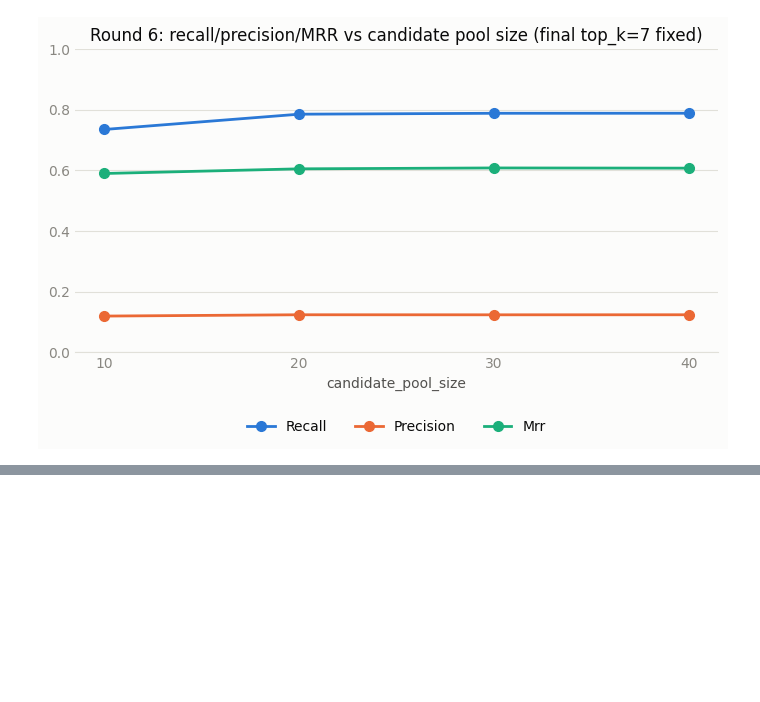
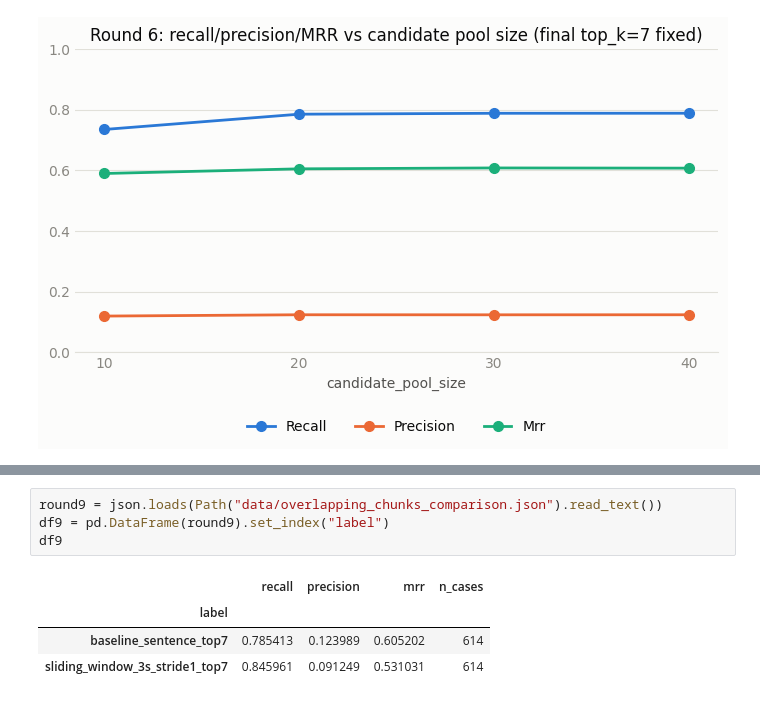
Before and after one commit to AsmithaUbaid/ndatrace, a Jupyter notebook: notebooks/04_retrieval_experiments.ipynb, the cells around one changed output, grey strips where cells are left out. Saved outputs shown, nothing was run; the diff lists cells and outputs as text; blank space fills up the shorter version.

```diff
--- a/notebooks/04_retrieval_experiments.ipynb
+++ b/notebooks/04_retrieval_experiments.ipynb
@@ -224,0 +257,9 @@ The remaining ~21% of cases where the true evidence isn't in the top-7 is a real
+# %%
+round9 = json.loads(Path("data/overlapping_chunks_comparison.json").read_text())
+df9 = pd.DataFrame(round9).set_index("label")
+df9
+# %% [output]
+|  | recall | precision | mrr | n_cases |
+| label |  |  |  |  |
+| baseline_sentence_top7 | 0.785413 | 0.123989 | 0.605202 | 614 |
+| sliding_window_3s_stride1_top7 | 0.845961 | 0.091249 | 0.531031 | 614 |
```
Also changed, not shown: parts of 6 cells of this notebook, 10 other files.
